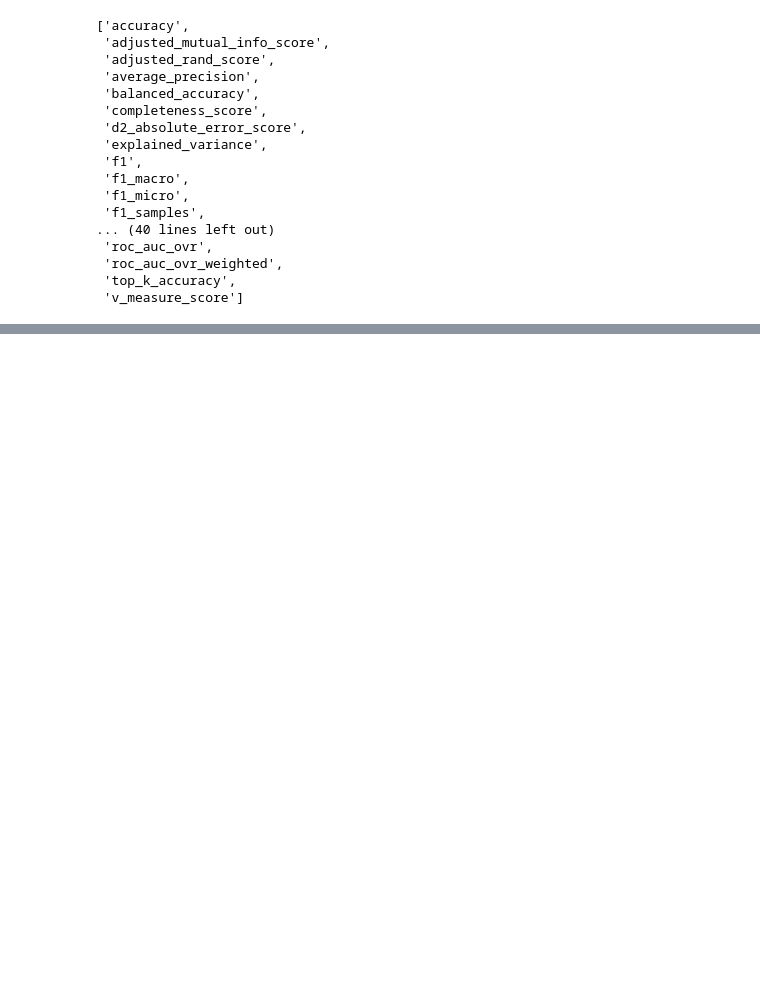
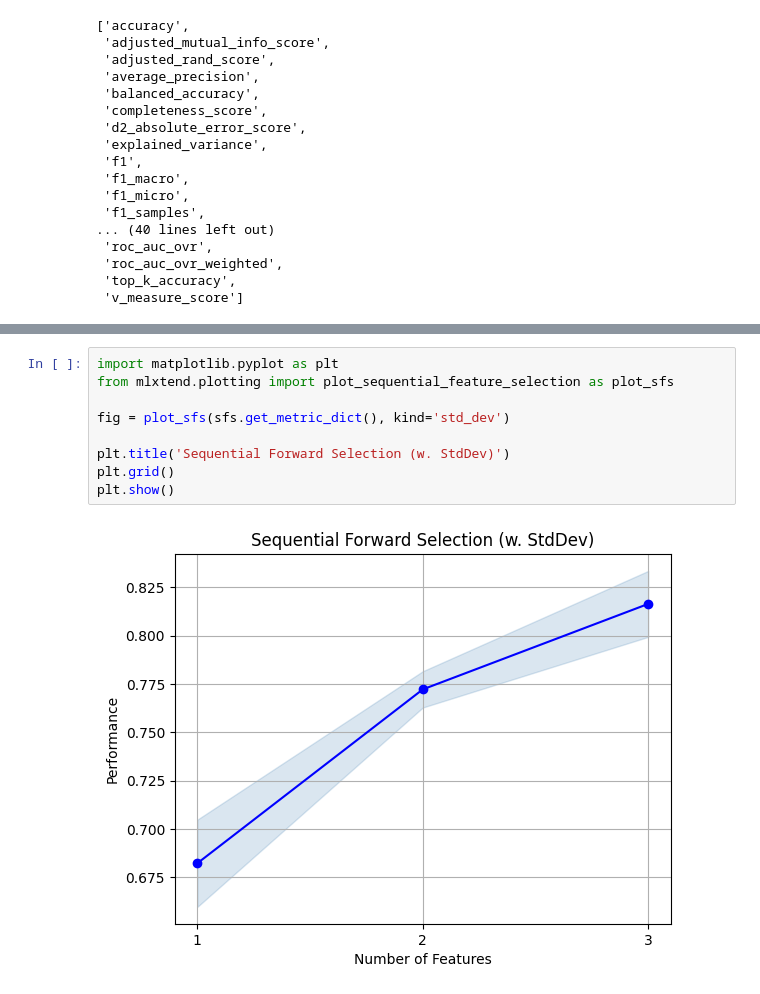
Before and after one commit to d1alekt1k8/rep_iis_lab1, a Jupyter notebook: research/research.ipynb, the cells around one changed output, grey strips where cells are left out. Saved outputs shown, nothing was run; the diff lists cells and outputs as text; blank space fills up the shorter version.

```diff
--- a/research/research.ipynb
+++ b/research/research.ipynb
@@ -919,0 +870,11 @@ AttributeError: `np.NINF` was removed in the NumPy 2.0 release. Use `-np.inf` in
+# %%
+import matplotlib.pyplot as plt
+from mlxtend.plotting import plot_sequential_feature_selection as plot_sfs
+
+fig = plot_sfs(sfs.get_metric_dict(), kind='std_dev')
+
+plt.title('Sequential Forward Selection (w. StdDev)')
+plt.grid()
+plt.show()
+# %% [output]
+[figure, added]
```
Also changed, not shown: parts of 27 cells of this notebook, 2 other files.
